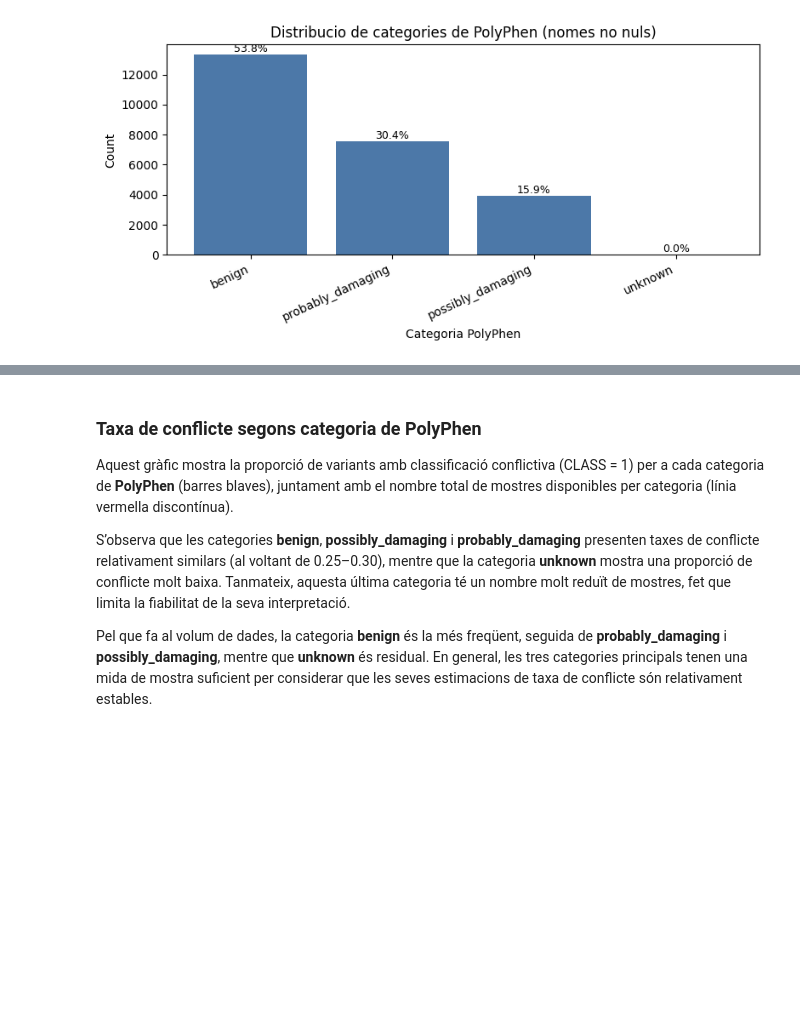
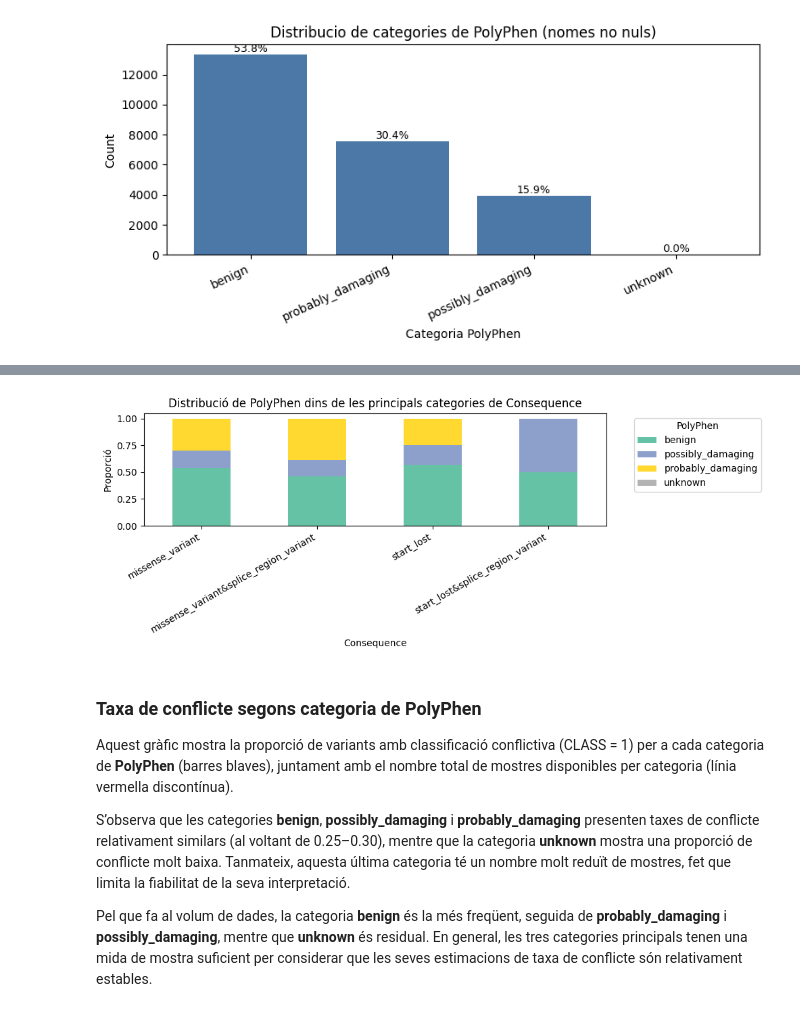
Before and after one commit to eliagarcia/tfg-genetic-variants, a Jupyter notebook: notebooks/PolyPhen.ipynb, the cells around one changed output, grey strips where cells are left out. Cells and saved outputs as stored; diff of their text form; code cells hidden in the pictures; blank space fills up the shorter version.

```diff
--- a/notebooks/PolyPhen.ipynb
+++ b/notebooks/PolyPhen.ipynb
@@ -126,3 +186,20 @@ Percentatge de nuls a PolyPhen: 61.96%
+# %%
+tmp = df[df["PolyPhen"].notna()].copy()
+top_conseq = tmp["Consequence"].value_counts().head(10).index
+tmp = tmp[tmp["Consequence"].isin(top_conseq)].copy()
+
+conseq_poly = pd.crosstab(tmp["Consequence"], tmp["PolyPhen"], normalize="index")
+conseq_poly.plot(kind="bar", stacked=True, figsize=(10,4), colormap="Set2")
+
+plt.title("Distribució de PolyPhen dins de les principals categories de Consequence")
+plt.ylabel("Proporció")
+plt.xlabel("Consequence")
+plt.xticks(rotation=30, ha="right")
+plt.legend(title="PolyPhen", bbox_to_anchor=(1.05, 1), loc="upper left")
+plt.tight_layout()
+plt.show()
+# %% [output]
+[figure, added]
 # %% [markdown]
 ### Taxa de conflicte segons categoria de PolyPhen
 
```
Also changed, not shown: parts of 5 cells of this notebook.
